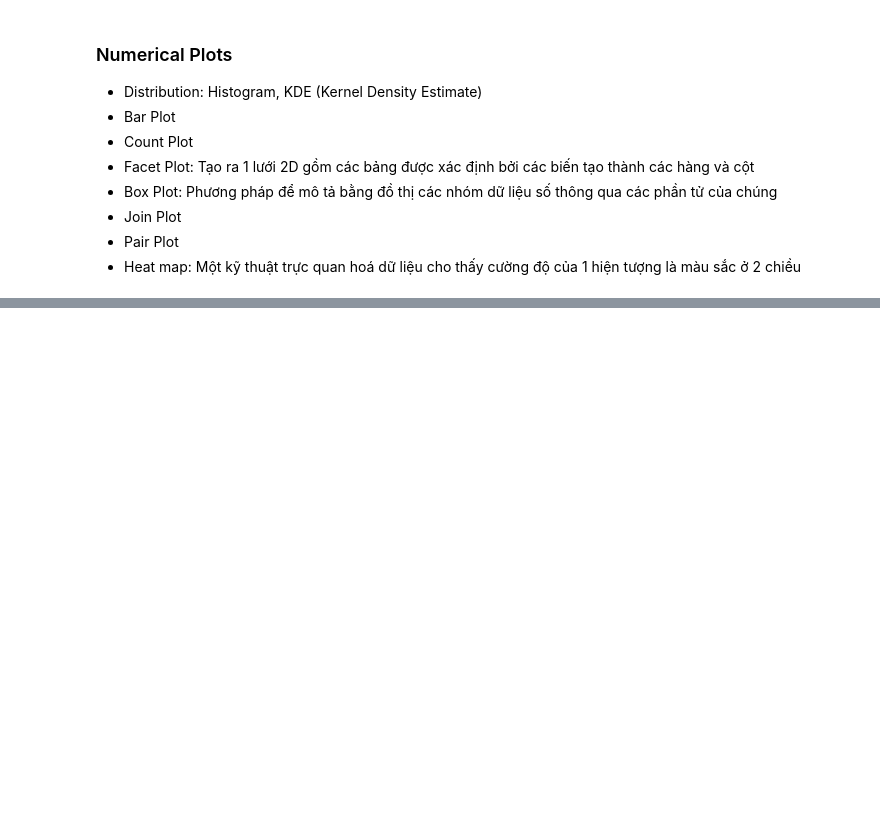
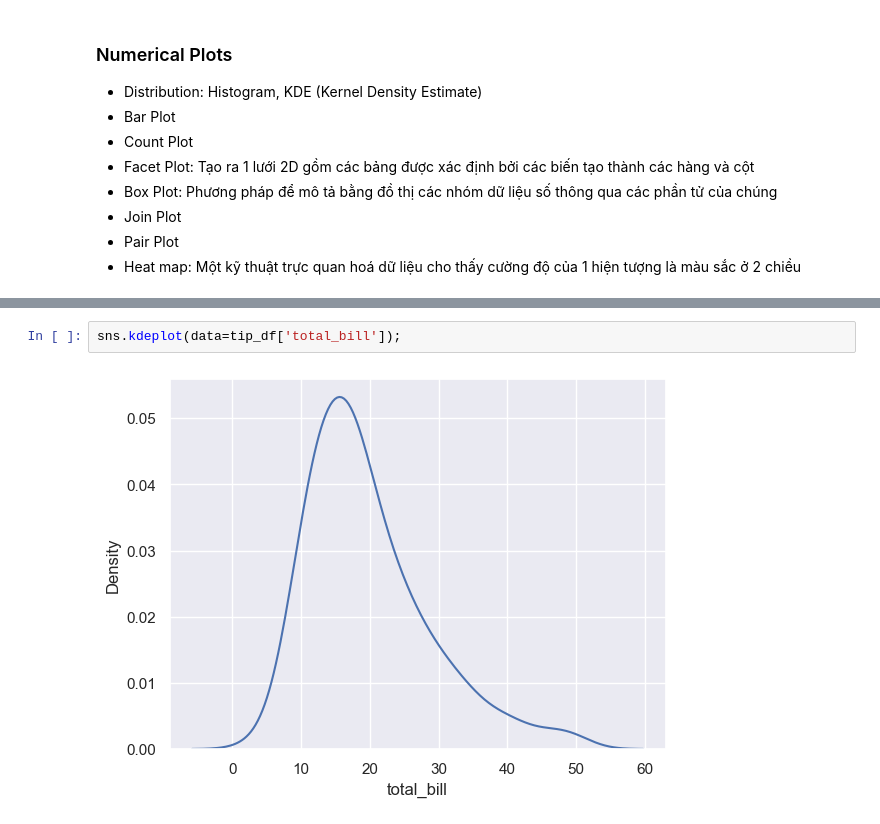
Before and after one commit to Kiettuannn/masterAI-Phase01, a Jupyter notebook: notebook/seaborn.ipynb, the cells around one changed output, grey strips where cells are left out. Cells and saved outputs as stored; diff of their text form; blank space fills up the shorter version.

```diff
--- a/notebook/seaborn.ipynb
+++ b/notebook/seaborn.ipynb
@@ -22,0 +66,4 @@ print(sns.get_dataset_names())
+# %%
+sns.kdeplot(data=tip_df['total_bill']);
+# %% [output]
+[figure, added]
```
Also changed, not shown: parts of 10 cells of this notebook.
